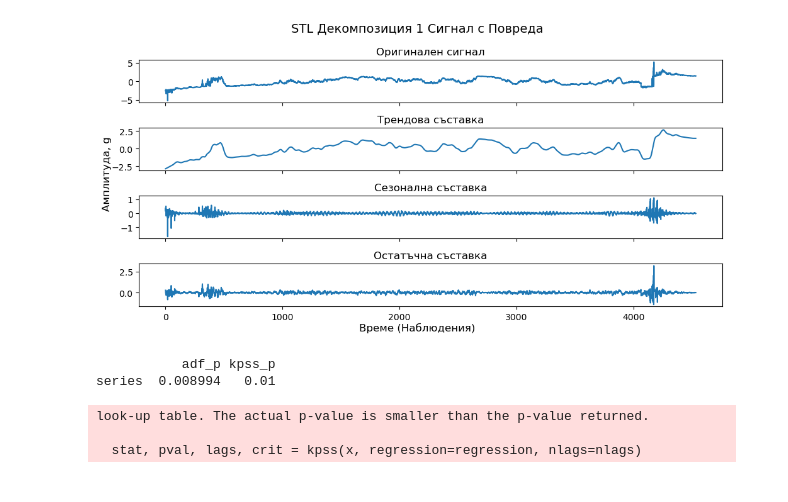
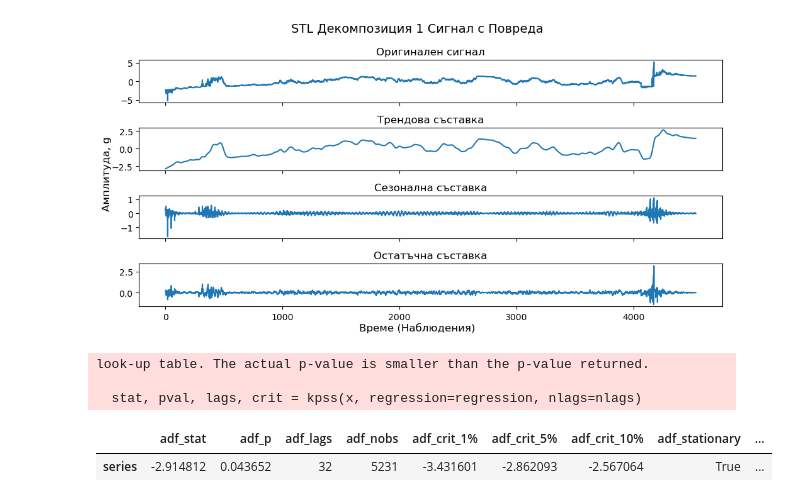
Before and after one commit to AtanasKolevNBU/PhD, a Jupyter notebook: notebooks/data_exploration/ice_eda.ipynb, the cells around one changed output. Cells and saved outputs as stored; diff of their text form; code cells hidden in the pictures.

```diff
--- a/notebooks/data_exploration/ice_eda.ipynb
+++ b/notebooks/data_exploration/ice_eda.ipynb
@@ -299,11 +299,11 @@ def difference_until_stationary(x, max_diff=2, alpha=0.05, adf_reg='c', kpss_reg
     return s, max_diff, rep  # last attempt's report
 # %%
 # For a single series
-rep = stationarity_report(c1, alpha=0.05, adf_reg='c', kpss_reg='c')
-print(rep[['adf_p', 'kpss_p']])
+rep = stationarity_report(c2, alpha=0.05, adf_reg='c', kpss_reg='c')
+rep
 # %% [output]
-           adf_p kpss_p
-series  0.008994   0.01
+look-up table. The actual p-value is smaller than the p-value returned.
+
+  stat, pval, lags, crit = kpss(x, regression=regression, nlags=nlags)
-look-up table. The actual p-value is smaller than the p-value returned.
-
-  stat, pval, lags, crit = kpss(x, regression=regression, nlags=nlags)
+|  | adf_stat | adf_p | adf_lags | adf_nobs | adf_crit_1% | adf_crit_5% | adf_crit_10% | adf_stationary | ... |
+| series | -2.914812 | 0.043652 | 32 | 5231 | -3.431601 | -2.862093 | -2.567064 | True | ... |
```
Also changed, not shown: parts of 4 cells of this notebook.
